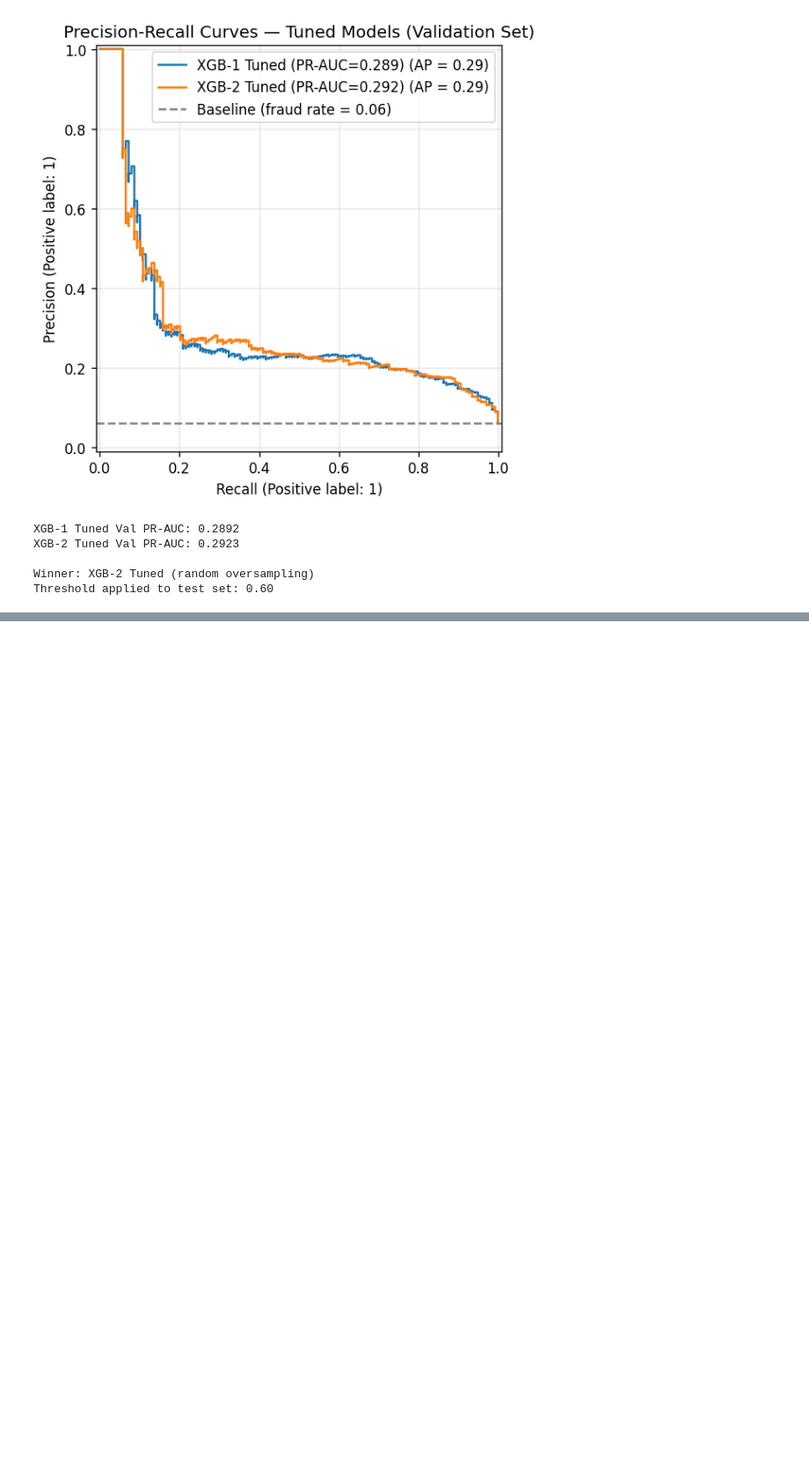
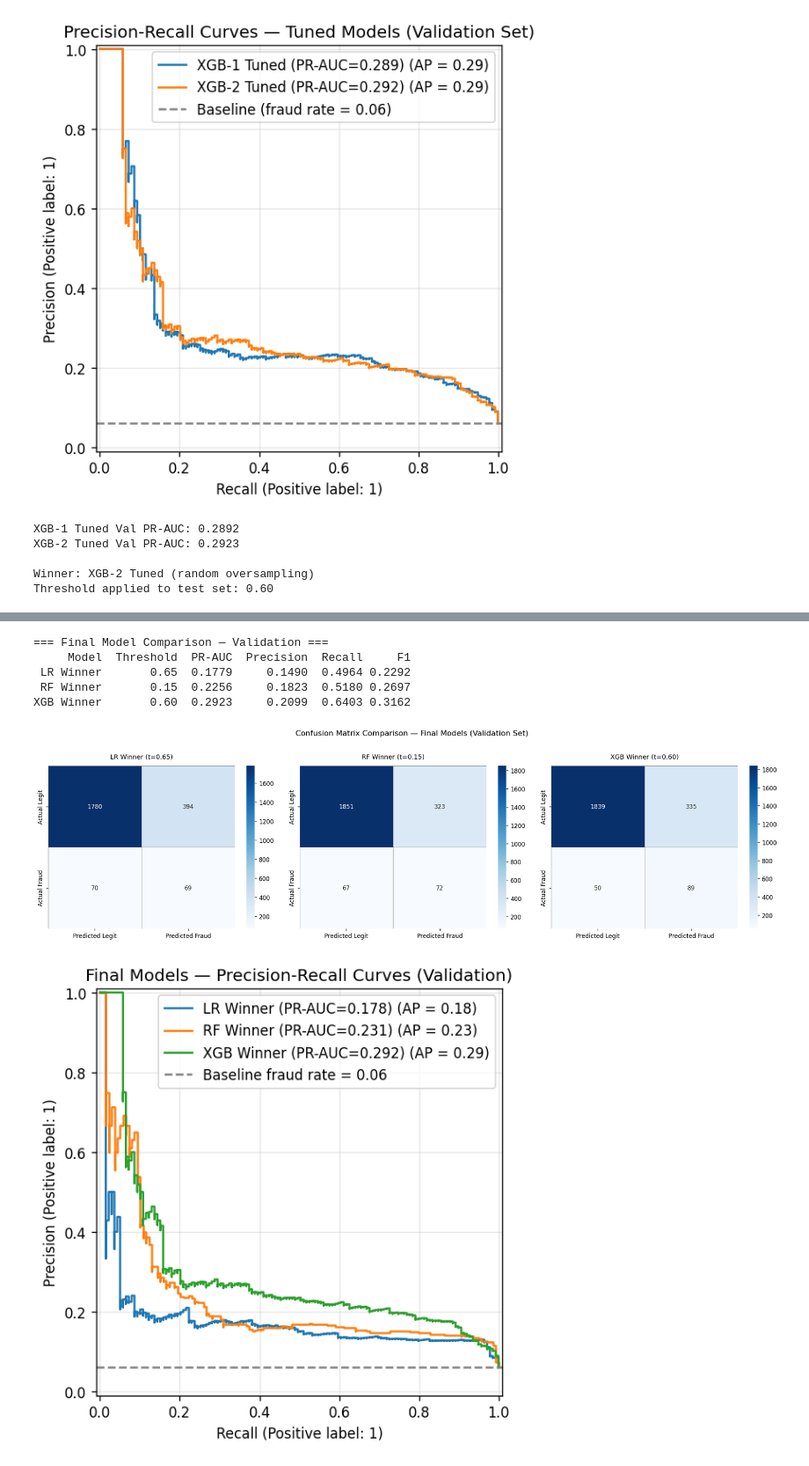
Before and after one commit to 1manvi/ML-Credit-Card-Fraud-2026, a Jupyter notebook: data_preprocessing_feature_engineering+XGBoost_not_finished.ipynb, the cells around one changed output, grey strips where cells are left out. Shown at 88% size. Drawn from its saved outputs; the diff is of its cells as text; code cells hidden in the pictures; blank space fills up the shorter version.

```diff
--- a/data_preprocessing_feature_engineering+XGBoost_not_finished.ipynb
+++ b/data_preprocessing_feature_engineering+XGBoost_not_finished.ipynb
@@ -992,6 +1012,12 @@ rf_param_dist = {
     "min_samples_leaf": [1, 2, 4],
     "max_features": ["sqrt", "log2"]
 }
+
+base_rf = RandomForestClassifier(
+    class_weight="balanced",
+    random_state=42,
+    n_jobs=1  # changed from -1
+)
 
 # Randomized search
 rf1_random_search = RandomizedSearchCV(
@@ -1339,11 +1375,13 @@ if rf1_best_prauc >= rf2_best_prauc:
     best_rf_model   = rf1_tuned
     best_rf_thresh  = best_t_rf1
     best_rf_proba   = y_val_proba_rf1_tuned
+    best_rf_prauc   = rf1_best_prauc
     winner_rf_label = "RF-1 Tuned (no resampling)"
 else:
     best_rf_model   = rf2_tuned
     best_rf_thresh  = best_t_rf2
     best_rf_proba   = y_val_proba_rf2_tuned
+    best_rf_prauc   = rf2_best_prauc
     winner_rf_label = "RF-2 Tuned (oversampling)"
 
 print(f"\nWinner: {winner_rf_label}")
@@ -2066,0 +2019,71 @@ Final test set (XGB-2 Tuned (random oversampling)):
+# %%
+# Recompute XGB winner val predictions using the actual winner
+y_val_proba_xgb_winner = best_model_tuned.predict_proba(X_val)[:, 1]
+y_val_pred_xgb_winner  = (y_val_proba_xgb_winner >= best_thresh_tuned).astype(int)
+
+xgb_val_precision_final = precision_score(y_val, y_val_pred_xgb_winner, zero_division=0)
+xgb_val_recall_final    = recall_score(y_val, y_val_pred_xgb_winner, zero_division=0)
+xgb_val_f1_final        = f1_score(y_val, y_val_pred_xgb_winner, zero_division=0)
+xgb_val_prauc_final     = average_precision_score(y_val, y_val_proba_xgb_winner)
+
+results_final_val = pd.DataFrame({
+    'Model':     ['LR Winner',          'RF Winner',       'XGB Winner'],
+    'Threshold': [best_lr_threshold,    best_rf_thresh,    best_thresh_tuned],
+    'PR-AUC':    [lr1_final_pr_auc,     rf1_best_prauc,    xgb_val_prauc_final],
+    'Precision': [lr1_final_precision,  rf1_best_precision, xgb_val_precision_final],
+    'Recall':    [lr1_final_recall,     rf1_best_recall,    xgb_val_recall_final],
+    'F1':        [lr1_final_f1,         rf1_best_f1,        xgb_val_f1_final],
+}).round(4)
+
+print("=== Final Model Comparison — Validation ===")
+print(results_final_val.to_string(index=False))
+
+# Confusion matrices
+xgb_val_cm_final = confusion_matrix(y_val, y_val_pred_xgb_winner)
+
+fig, axes = plt.subplots(1, 3, figsize=(18, 5))
+
+models_final_val = [
+    (lr1_final_cm,     f'LR Winner (t={best_lr_threshold:.2f})'),
+    (rf1_best_cm,      f'RF Winner (t={best_rf_thresh:.2f})'),
+    (xgb_val_cm_final, f'XGB Winner (t={best_thresh_tuned:.2f})'),
+]
+
+for ax, (cm, title) in zip(axes, models_final_val):
+    sns.heatmap(cm, annot=True, fmt='d', cmap='Blues',
+                xticklabels=['Predicted Legit', 'Predicted Fraud'],
+                yticklabels=['Actual Legit', 'Actual Fraud'],
+                linewidths=0.5, linecolor='gray', ax=ax)
+    ax.set_title(title, fontsize=11, pad=12)
+
+plt.suptitle('Confusion Matrix Comparison — Final Models (Validation Set)',
+             fontsize=13, y=1.02)
+plt.tight_layout()
+plt.show()
+
+# PR curves
+fig, ax = plt.subplots(figsize=(7, 5))
+
+PrecisionRecallDisplay.from_predictions(y_val, y_val_proba_lr1_tuned,
+    name=f"LR Winner (PR-AUC={lr1_final_pr_auc:.3f})", ax=ax)
+PrecisionRecallDisplay.from_predictions(y_val, best_rf_proba,
+    name=f"RF Winner (PR-AUC={best_rf_prauc:.3f})", ax=ax)
+PrecisionRecallDisplay.from_predictions(y_val, y_val_proba_xgb_winner,
+    name=f"XGB Winner (PR-AUC={xgb_val_prauc_final:.3f})", ax=ax)
+
+fraud_rate = y_val.mean()
+ax.axhline(fraud_rate, color="gray", linestyle="--",
+           label=f"Baseline fraud rate = {fraud_rate:.2f}")
+ax.set_title("Final Models — Precision-Recall Curves (Validation)")
+ax.grid(alpha=0.3)
+ax.legend(loc="upper right")
+plt.tight_layout()
+plt.show()
+# %% [output]
+=== Final Model Comparison — Validation ===
+     Model  Threshold  PR-AUC  Precision  Recall     F1
+ LR Winner       0.65  0.1779     0.1490  0.4964 0.2292
+ RF Winner       0.15  0.2256     0.1823  0.5180 0.2697
+XGB Winner       0.60  0.2923     0.2099  0.6403 0.3162
+[figure, added]
+[figure, added]
```
Also changed, not shown: parts of 22 cells of this notebook.
